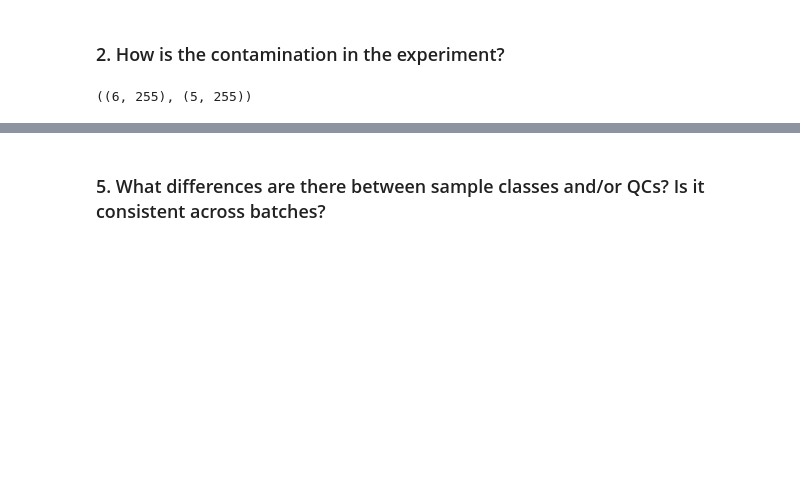
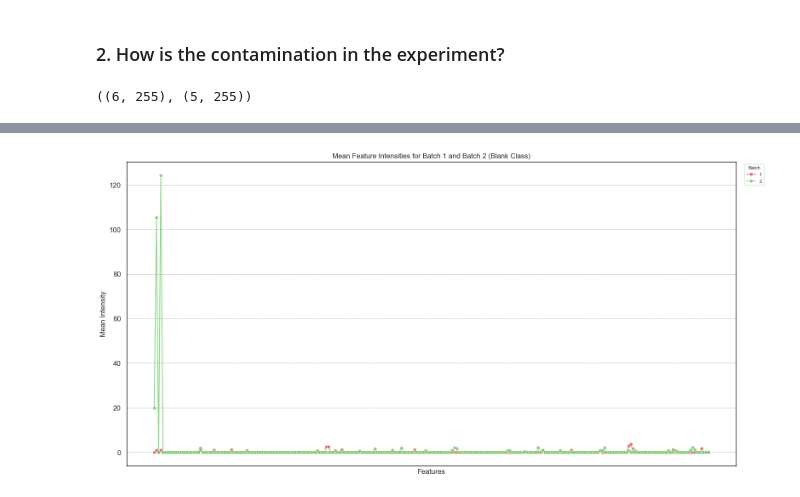
Before and after one commit to AliSaadatV/glycan_analysis, a Jupyter notebook: task1/notebooks/01_EDA.ipynb, the cells around one changed output, grey strips where cells are left out. Cells and saved outputs as stored; diff of their text form; code cells hidden in the pictures; blank space fills up the shorter version.

```diff
--- a/task1/notebooks/01_EDA.ipynb
+++ b/task1/notebooks/01_EDA.ipynb
@@ -242,12 +144,7 @@ plt.show()
 # extract Blank samples
 data_mat_blank = data_mat.merge(sample_meta[['sample', 'class', 'batch']], how='left')
 data_mat_blank = data_mat_blank[data_mat_blank['class'] == 'B']
-
-# separate batches
-data_mat_blank_batch1 = data_mat_blank[(data_mat_blank['class'] == 'B') & ((data_mat_blank['batch'] == 1))]
-data_mat_blank_batch2 = data_mat_blank[(data_mat_blank['class'] == 'B') & ((data_mat_blank['batch'] == 2))]
-
-
-data_mat_blank_batch1.shape, data_mat_blank_batch2.shape
+ft_columns = [col for col in data_mat.columns if col.startswith('FT')]
+data_mat_blank_melt = data_mat_blank[ft_columns + ['sample', 'batch']].melt(id_vars=['sample', 'batch'], var_name='feature', value_name='intensity')
 # %% [output]
 ((6, 255), (5, 255))
@@ -432,2 +151,14 @@ plt.show()
-# %% [markdown]
-### 5. What differences are there between sample classes and/or QCs? Is it consistent across batches?
+# %%
+mean_intensities = data_mat_blank_melt.groupby(['feature', 'batch'])['intensity'].mean().reset_index()
+
+plt.figure(figsize=(16, 8))
+sns.lineplot(data=mean_intensities, x='feature', y='intensity', hue='batch', marker='o', alpha=0.75, palette=['r', 'g'])
+plt.title('Mean Feature Intensities for Batch 1 and Batch 2 (Blank Class)')
+plt.xlabel('Features')
+plt.ylabel('Mean Intensity')
+plt.xticks([])
+plt.legend(title='Batch', bbox_to_anchor=(1.01, 1), loc='upper left')
+plt.tight_layout()
+plt.show()
+# %% [output]
+[figure, added]
```
Also changed, not shown: parts of 32 cells of this notebook, 1 other file.
